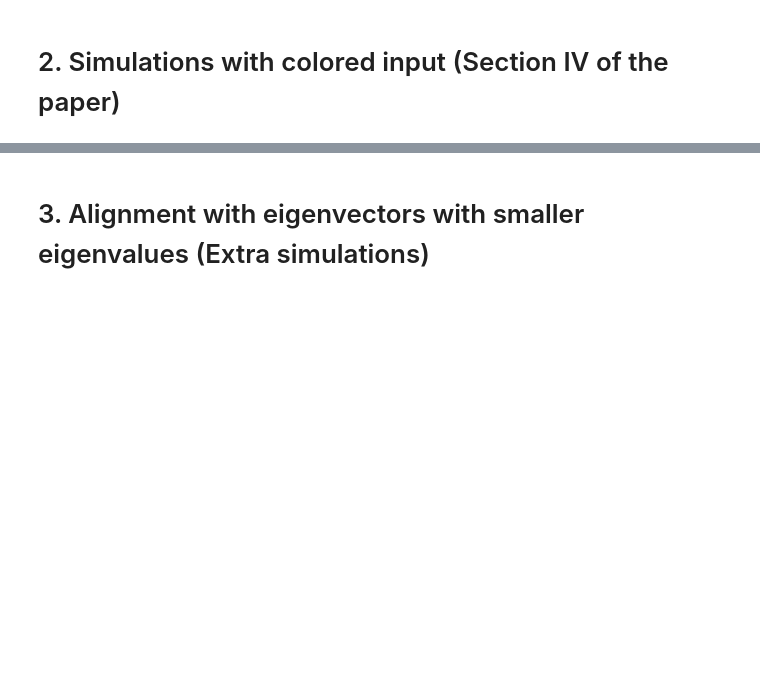
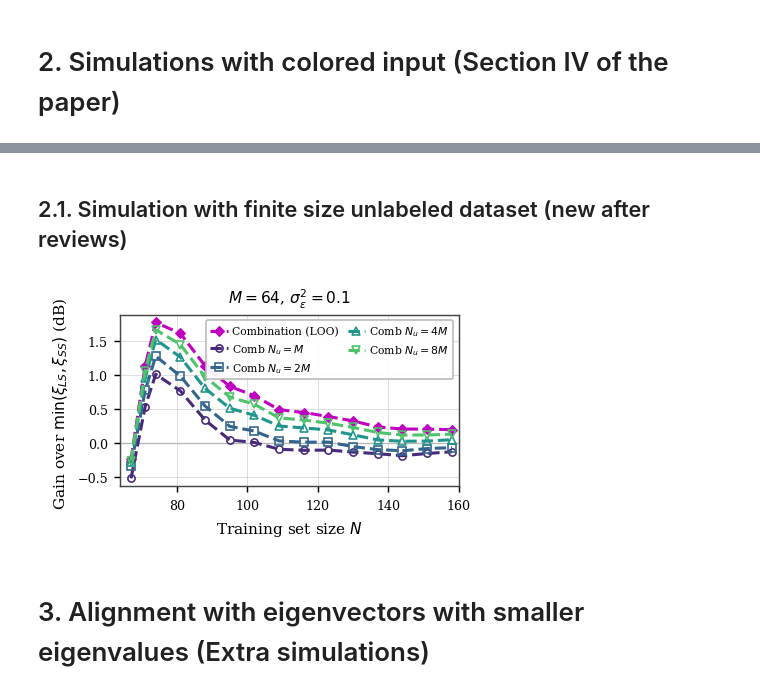
Before and after one commit to jeroarenas/SS-unbiased, a Jupyter notebook: FiguresNB.ipynb, the cells around one changed output, grey strips where cells are left out. Saved outputs shown, nothing was run; the diff lists cells and outputs as text; code cells hidden in the pictures; blank space fills up the shorter version.

Commit message:
Paper figures after review

```diff
--- a/FiguresNB.ipynb
+++ b/FiguresNB.ipynb
@@ -35,3 +35,12 @@ make_figures(M=64, N_max=200, n_runs=1000, w_norm=1.0, noise_power=0.5,
+# %% [markdown]
+## 2.1. Simulation with finite size unlabeled dataset (new after reviews)
+# %%
+from make_figures import make_figure_finite_nu
+make_figure_finite_nu(M=64, N_max=160, noise_power=0.1, colouring=('ar1', 0.9),
+        alignment="random", k=1, n_runs=1000, seed=42,
+        show_title=True)
+# %% [output]
+[figure, added]
 # %% [markdown]
 # 3. Alignment with eigenvectors with smaller eigenvalues (Extra simulations)
 # %%
```
Also changed, not shown: parts of 4 cells of this notebook, 9 other files.
